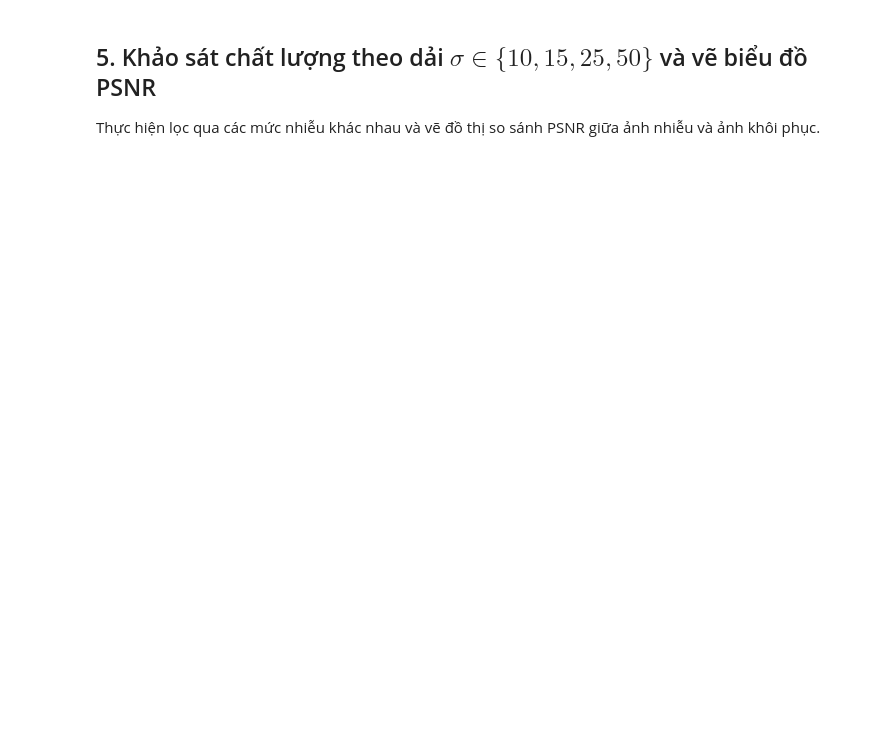
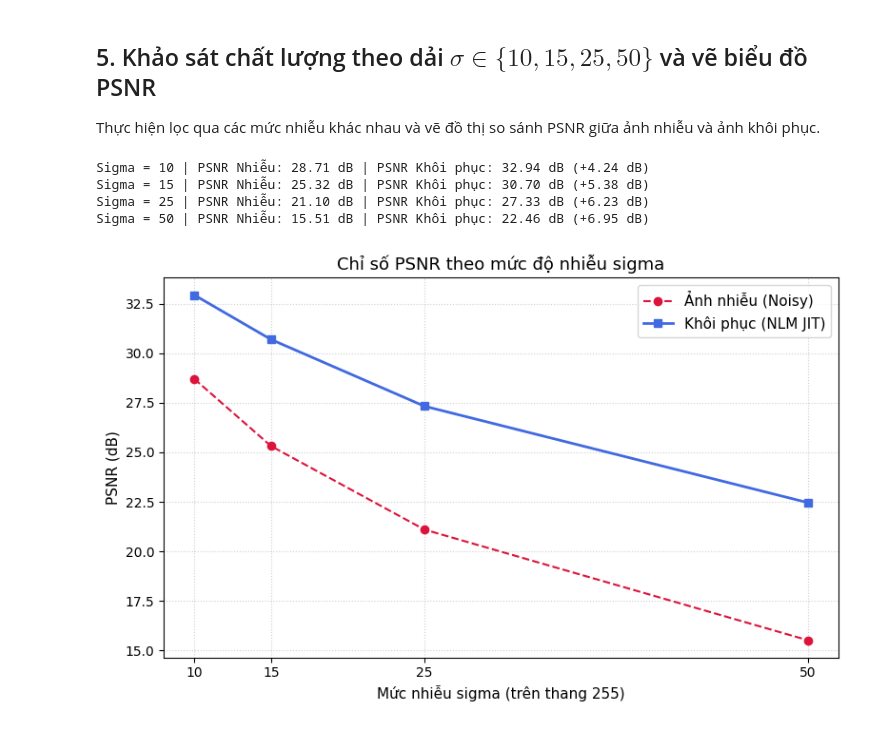
Before and after one commit to thang260205/DIP-2026-2027, a Jupyter notebook: notebooks/demo.ipynb, the cells around one changed output. Saved outputs shown, nothing was run; the diff lists cells and outputs as text; code cells hidden in the pictures; blank space fills up the shorter version.

```diff
--- a/notebooks/demo.ipynb
+++ b/notebooks/demo.ipynb
@@ -146,30 +164,36 @@ Thực hiện lọc qua các mức nhiễu khác nhau và vẽ đồ thị so s
 # %%
 # Vòng lặp qua sigma trong {10, 15, 25, 50}
 sigma_values = [10, 15, 25, 50]
 psnr_noisy_list = []
 psnr_denoised_list = []
 
 for sig in sigma_values:
     sig_norm = sig / 255.0
     noisy = add_awgn(clean_img, sigma=sig_norm, seed=42)
     h_opt = 1.0 * sig_norm
     denoised = nlm_denoise(noisy, f=2, t=5, h=h_opt, sigma=sig_norm, backend="jit")
 
     p_noisy = psnr(clean_img, noisy)
     p_denoised = psnr(clean_img, denoised)
     psnr_noisy_list.append(p_noisy)
     psnr_denoised_list.append(p_denoised)
     print(f"Sigma = {sig:2d} | PSNR Nhiễu: {p_noisy:.2f} dB | PSNR Khôi phục: {p_denoised:.2f} dB (+{p_denoised - p_noisy:.2f} dB)")
 
 # Vẽ biểu đồ PSNR theo sigma
 plt.figure(figsize=(8, 5))
 plt.plot(sigma_values, psnr_noisy_list, marker="o", linestyle="--", color="crimson", label="Ảnh nhiễu (Noisy)")
 plt.plot(sigma_values, psnr_denoised_list, marker="s", linestyle="-", color="royalblue", linewidth=2, label="Khôi phục (NLM JIT)")
-plt.title("Chỉ số PSNR theo mức độ nhiễu $\sigma$", fontsize=13)
-plt.xlabel("Mức nhiễu $\sigma$ (trên thang 255)", fontsize=11)
+plt.title("Chỉ số PSNR theo mức độ nhiễu sigma", fontsize=13)
+plt.xlabel("Mức nhiễu sigma (trên thang 255)", fontsize=11)
 plt.ylabel("PSNR (dB)", fontsize=11)
 plt.xticks(sigma_values)
 plt.grid(True, linestyle=":", alpha=0.6)
 plt.legend(fontsize=11)
 plt.tight_layout()
 plt.show()
+# %% [output]
+Sigma = 10 | PSNR Nhiễu: 28.71 dB | PSNR Khôi phục: 32.94 dB (+4.24 dB)
+Sigma = 15 | PSNR Nhiễu: 25.32 dB | PSNR Khôi phục: 30.70 dB (+5.38 dB)
+Sigma = 25 | PSNR Nhiễu: 21.10 dB | PSNR Khôi phục: 27.33 dB (+6.23 dB)
+Sigma = 50 | PSNR Nhiễu: 15.51 dB | PSNR Khôi phục: 22.46 dB (+6.95 dB)
+[figure, added]
```
Also changed, not shown: parts of 6 cells of this notebook.
